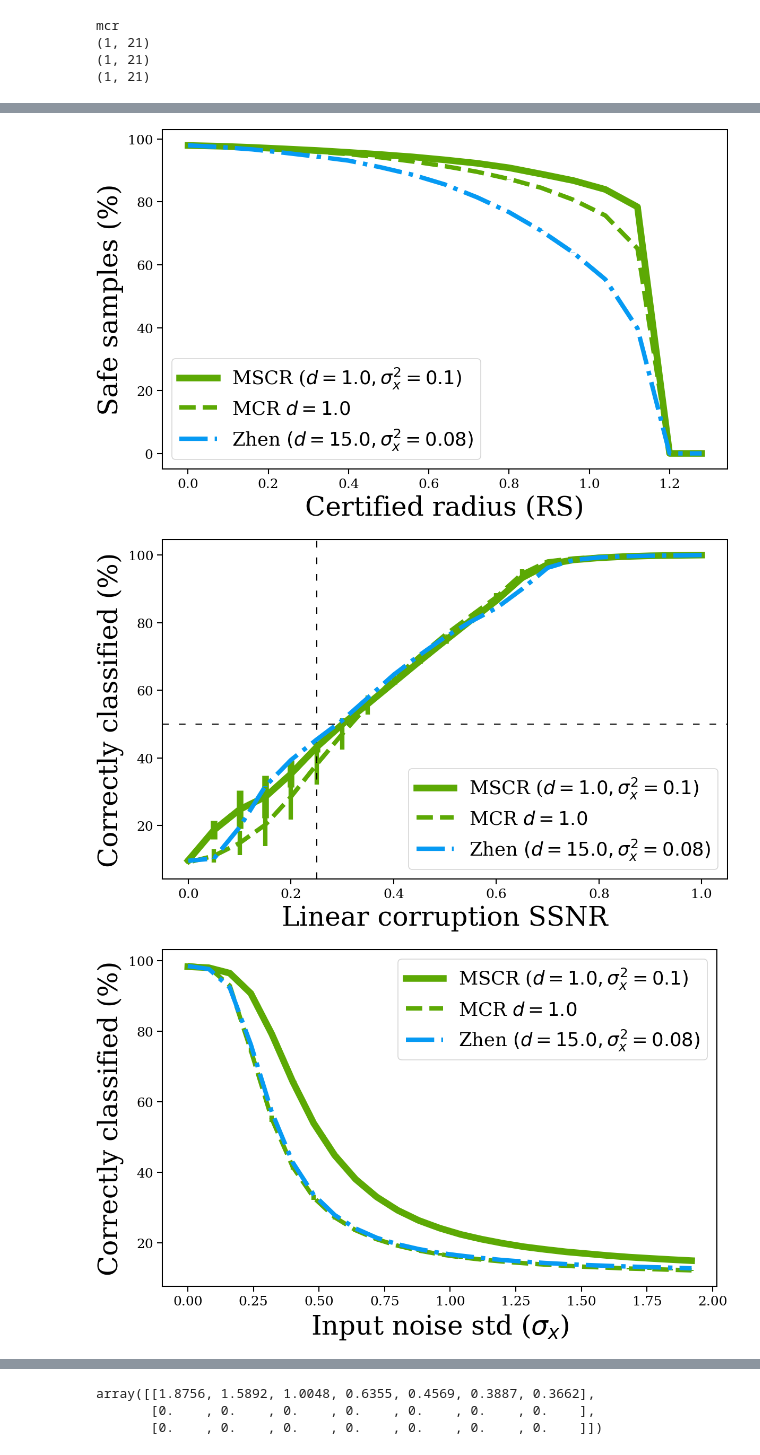
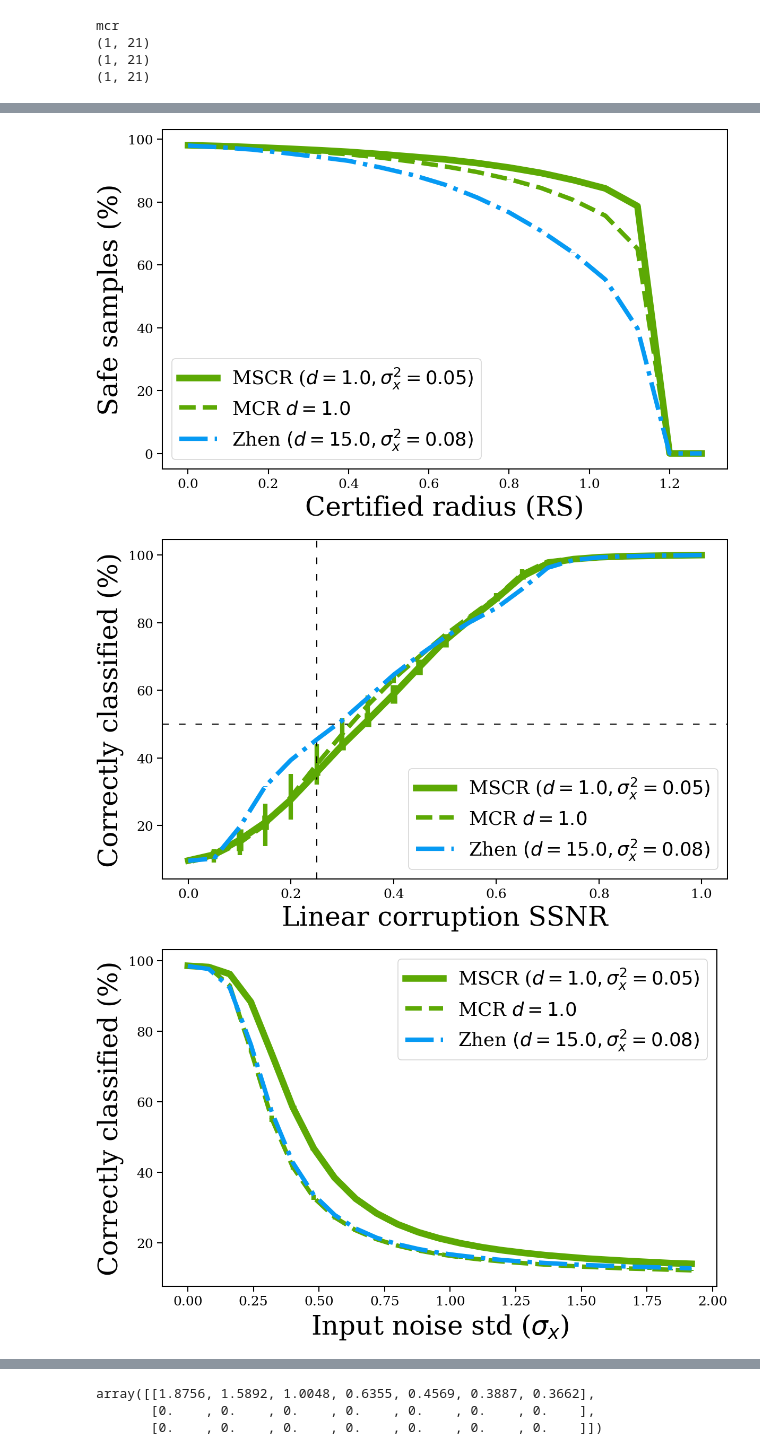
Before and after one commit to ThomRC/sra, a Jupyter notebook: sra_plots.ipynb, the cells around one changed output, grey strips where cells are left out. Saved outputs shown, nothing was run; the diff lists cells and outputs as text; code cells hidden in the pictures.

```diff
--- a/sra_plots.ipynb
+++ b/sra_plots.ipynb
@@ -93,3 +93,6 @@ lip_grid['zhen'] = np.zeros((6,9))
 lip_grid['mscr'] = np.zeros((8,9))
 gn_grid['zhen'] = np.zeros((6,9))
 gn_grid['mscr'] = np.zeros((8,9))
+# %%
+for key, value in dic[loss][d].items() :
+    print (key)
@@ -95,0 +101,6 @@ gn_grid['mscr'] = np.zeros((8,9))
+# %%
+loss = "scsce"
+d = "0.0"
+var = 0.
+print(dic[loss][d])
+# print(dic[loss][d][var]['fix_AUC'][key])
@@ -166,15 +195,15 @@ for arg in args:
             fix_grid[loss][i,j] = AUC_avg/counter
 # %%
 args_zhen1 = ['zhen', ["0.08"], ["15.0"]]
-args_zhen2 = ['zhen', ["0.64"], ["15.0"]]
-args_mscr1 = ['mscr', ["0.1"], ["1.0"]]
-args_mscr2 = ['mscr', ["0.01"], ["3.5"]]
+args_zhen2 = ['zhen', ["0.16"], ["30.0"]]
+args_mscr1 = ['mscr', ["0.05"], ["1.0"]]
+args_mscr2 = ['mscr', ["0.05"], ["3.0"]]
 args_mcr1 = ['mcr', ["0.0"], ["1.0"]]
-args_mcr2 = ['mcr', ["0.0"], ["3.5"]]
+args_mcr2 = ['mcr', ["0.0"], ["3.0"]]
 args_mch = ['mc_hinge', ["0.0"], ["3.0"]]
 args_sce = ['sce', ["0.0"], ["0.0"]]
 args_scsce = ['scsce', ["0.01"], ["0.0"]]
-results = {'mc_hinge_3.0': {}, 'sce_0.0': {},'scsce_0.0': {},'mcr_1.0': {}, 'mcr_3.5': {},'mscr_1.0': {}, 'mscr_3.5': {},'zhen_15.0': {}, 'zhen_30.0': {}}
+results = {'mc_hinge_3.0': {}, 'sce_0.0': {},'scsce_0.0': {},'mcr_1.0': {}, 'mcr_3.0': {},'mscr_1.0': {}, 'mscr_3.0': {},'zhen_15.0': {}, 'zhen_30.0': {}}
 
 args = [args_zhen1, args_mscr1, args_mcr1, args_zhen2, args_mscr2, args_mcr2, args_mch, args_sce, args_scsce]
 max_lip_cr = 0
@@ -234,7 +263,7 @@ for arg in args:
                     for radius in np.arange(0, 1.056, 0.066):
                         RS_acc.append(value[value > radius].shape[0])
                     temp = np.asarray(RS_acc)/10000
-                    dic[loss][d][var]['rs_cr_fixed'][key] = temp
+                    dic[loss][d][var]['rs_cr_dist'][key] = temp
                     mat_rs[counter,:temp.flatten().shape[0]] = temp.flatten()
                     counter += 1
 
@@ -634,7 +788,7 @@ for i in idx:
 # %%
 """# PLOTS PERFORMANCE COMPARISON
 
-## 98.5 +- 0.3 ACCURACY
+## 98.5 +- 0.2 ACCURACY
 """
 
 fig = plt.figure(dpi=150)
@@ -648,7 +802,7 @@ x_axis = np.arange(500) * 0.08
 line1 = ax.errorbar(x_axis[:x_range], 100*np.mean(results['mscr_1.0']['lip'][:,:x_range],axis = 0),100*np.std(results['mscr_1.0']['lip'][:,:x_range],axis = 0),  color = 'xkcd:leaf green', linestyle = "-", linewidth = 6)
 line2 = ax.errorbar(x_axis[:x_range], 100*np.mean(results['mcr_1.0']['lip'][:,:x_range],axis = 0),100*np.std(results['mcr_1.0']['lip'][:,:x_range],axis = 0),  color = 'xkcd:leaf green', linestyle = "--", linewidth = 4)
 line3 = ax.errorbar(x_axis[:x_range], 100*np.mean(results['zhen_15.0']['lip'][:,:x_range],axis = 0),100*np.std(results['zhen_15.0']['lip'][:,:x_range],axis = 0),  color = 'xkcd:azure', linestyle = "-.", linewidth = 4)
-legend = ax.legend((line1[0], line2[0], line3[0]), ("MSCR ($d=1.0,\sigma_x^2=0.1)$","MCR $d=1.0$", "Zhen $(d=15.0,\sigma_x^2=0.08)$"),fontsize=17, facecolor='white', framealpha=0.8, loc=0)
+legend = ax.legend((line1[0], line2[0], line3[0]), ("MSCR ($d=1.0,\sigma_x^2=0.05)$","MCR $d=1.0$", "Zhen $(d=15.0,\sigma_x^2=0.08)$"),fontsize=17, facecolor='white', framealpha=0.8, loc=0)
 plt.savefig(PARENT_DIR + '/Paper_plots/_best_0985_lip_cr.png', bbox_inches='tight', dpi = 600)
 plt.show()
 
@@ -663,7 +817,7 @@ x_axis = np.arange(500) * 0.08
 line1 = ax.errorbar(x_axis[:x_range], 100*np.mean(results['mscr_1.0']['rs'][:,:x_range],axis = 0),100*np.std(results['mscr_1.0']['rs'][:,:x_range],axis = 0),  color = 'xkcd:leaf green', linestyle = "-", linewidth = 6)
 line2 = ax.errorbar(x_axis[:x_range], 100*np.mean(results['mcr_1.0']['rs'][:,:x_range],axis = 0),100*np.std(results['mcr_1.0']['rs'][:,:x_range],axis = 0),  color = 'xkcd:leaf green', linestyle = "--", linewidth = 4)
 line3 = ax.errorbar(x_axis[:x_range], 100*np.mean(results['zhen_15.0']['rs'][:,:x_range],axis = 0),100*np.std(results['zhen_15.0']['rs'][:,:x_range],axis = 0),  color = 'xkcd:azure', linestyle = "-.", linewidth = 4)
-legend = ax.legend((line1[0], line2[0], line3[0]), ("MSCR ($d=1.0,\sigma_x^2=0.1)$","MCR $d=1.0$", "Zhen $(d=15.0,\sigma_x^2=0.08)$"),fontsize=17, facecolor='white', framealpha=0.8, loc=0)
+legend = ax.legend((line1[0], line2[0], line3[0]), ("MSCR ($d=1.0,\sigma_x^2=0.05)$","MCR $d=1.0$", "Zhen $(d=15.0,\sigma_x^2=0.08)$"),fontsize=17, facecolor='white', framealpha=0.8, loc=0)
 plt.savefig(PARENT_DIR + '/Paper_plots/_best_0985_rs_cr.png', bbox_inches='tight', dpi = 600)
 plt.show()
 
@@ -680,7 +834,7 @@ x_axis = 1 - np.arange(21) * 0.05
 line1 = ax.errorbar(x_axis[:x_range], 100*np.mean(results['mscr_1.0']['ssnr'][:,:x_range],axis = 0),100*np.std(results['mscr_1.0']['ssnr'][:,:x_range],axis = 0),  color = 'xkcd:leaf green', linestyle = "-", linewidth = 6)
 line2 = ax.errorbar(x_axis[:x_range], 100*np.mean(results['mcr_1.0']['ssnr'][:,:x_range],axis = 0),100*np.std(results['mcr_1.0']['ssnr'][:,:x_range],axis = 0),  color = 'xkcd:leaf green', linestyle = "--", linewidth = 4)
 line3 = ax.errorbar(x_axis[:x_range], 100*np.mean(results['zhen_15.0']['ssnr'][:,:x_range],axis = 0),100*np.std(results['zhen_15.0']['ssnr'][:,:x_range],axis = 0),  color = 'xkcd:azure', linestyle = "-.", linewidth = 4)
-legend = ax.legend((line1[0], line2[0], line3[0]), ("MSCR ($d=1.0,\sigma_x^2=0.1)$","MCR $d=1.0$", "Zhen $(d=15.0,\sigma_x^2=0.08)$"),fontsize=17, facecolor='white', framealpha=0.8, loc=0)
+legend = ax.legend((line1[0], line2[0], line3[0]), ("MSCR ($d=1.0,\sigma_x^2=0.05)$","MCR $d=1.0$", "Zhen $(d=15.0,\sigma_x^2=0.08)$"),fontsize=17, facecolor='white', framealpha=0.8, loc=0)
 plt.savefig(PARENT_DIR + '/Paper_plots/_best_0985_ssnr.png', bbox_inches='tight', dpi = 600)
 plt.show()
 
@@ -695,7 +849,7 @@ x_axis = np.arange(500) * 0.08
 line1 = ax.errorbar(x_axis[:x_range], 100*np.mean(results['mscr_1.0']['gn'][:,:x_range],axis = 0),100*np.std(results['mscr_1.0']['gn'][:,:x_range],axis = 0),  color = 'xkcd:leaf green', linestyle = "-", linewidth = 6)
 line2 = ax.errorbar(x_axis[:x_range], 100*np.mean(results['mcr_1.0']['gn'][:,:x_range],axis = 0),100*np.std(results['mcr_1.0']['gn'][:,:x_range],axis = 0),  color = 'xkcd:leaf green', linestyle = "--", linewidth = 4)
 line3 = ax.errorbar(x_axis[:x_range], 100*np.mean(results['zhen_15.0']['gn'][:,:x_range],axis = 0),100*np.std(results['zhen_15.0']['gn'][:,:x_range],axis = 0),  color = 'xkcd:azure', linestyle = "-.", linewidth = 4)
-legend = ax.legend((line1[0], line2[0], line3[0]), ("MSCR ($d=1.0,\sigma_x^2=0.1)$","MCR $d=1.0$", "Zhen $(d=15.0,\sigma_x^2=0.08)$"),fontsize=17, facecolor='white', framealpha=0.8, loc=0)
+legend = ax.legend((line1[0], line2[0], line3[0]), ("MSCR ($d=1.0,\sigma_x^2=0.05)$","MCR $d=1.0$", "Zhen $(d=15.0,\sigma_x^2=0.08)$"),fontsize=17, facecolor='white', framealpha=0.8, loc=0)
 plt.savefig(PARENT_DIR + '/Paper_plots/_best_0985_noise_acc.png', bbox_inches='tight', dpi = 600)
 plt.show()
 # %% [output]
@@ -703,3 +857,3 @@ plt.show()
-[figure, old version]
+[figure, new version]
-[figure, old version]
+[figure, new version]
-[figure, old version]
+[figure, new version]
```
Also changed, not shown: parts of 11 cells of this notebook, 22 other files.
